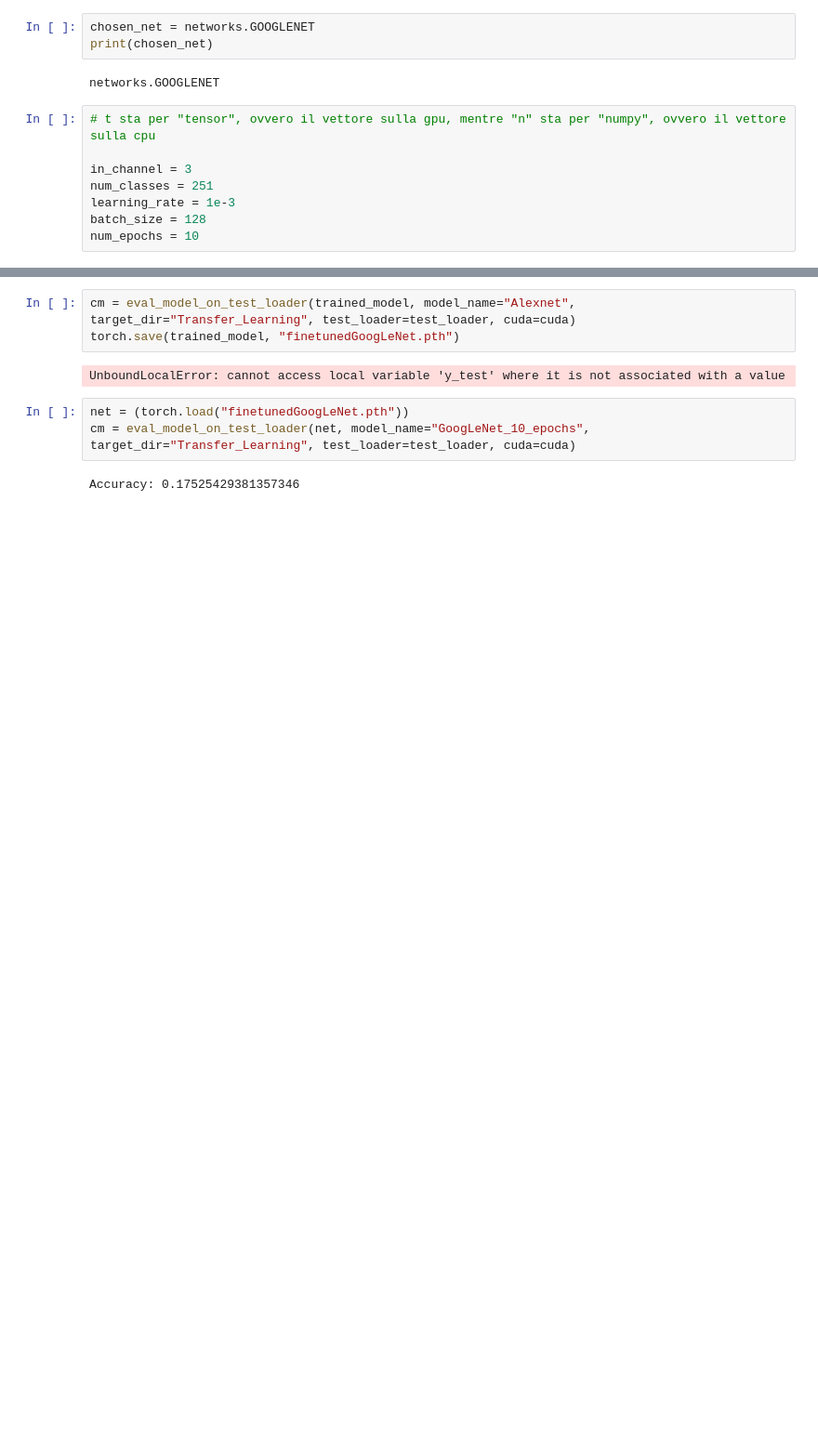
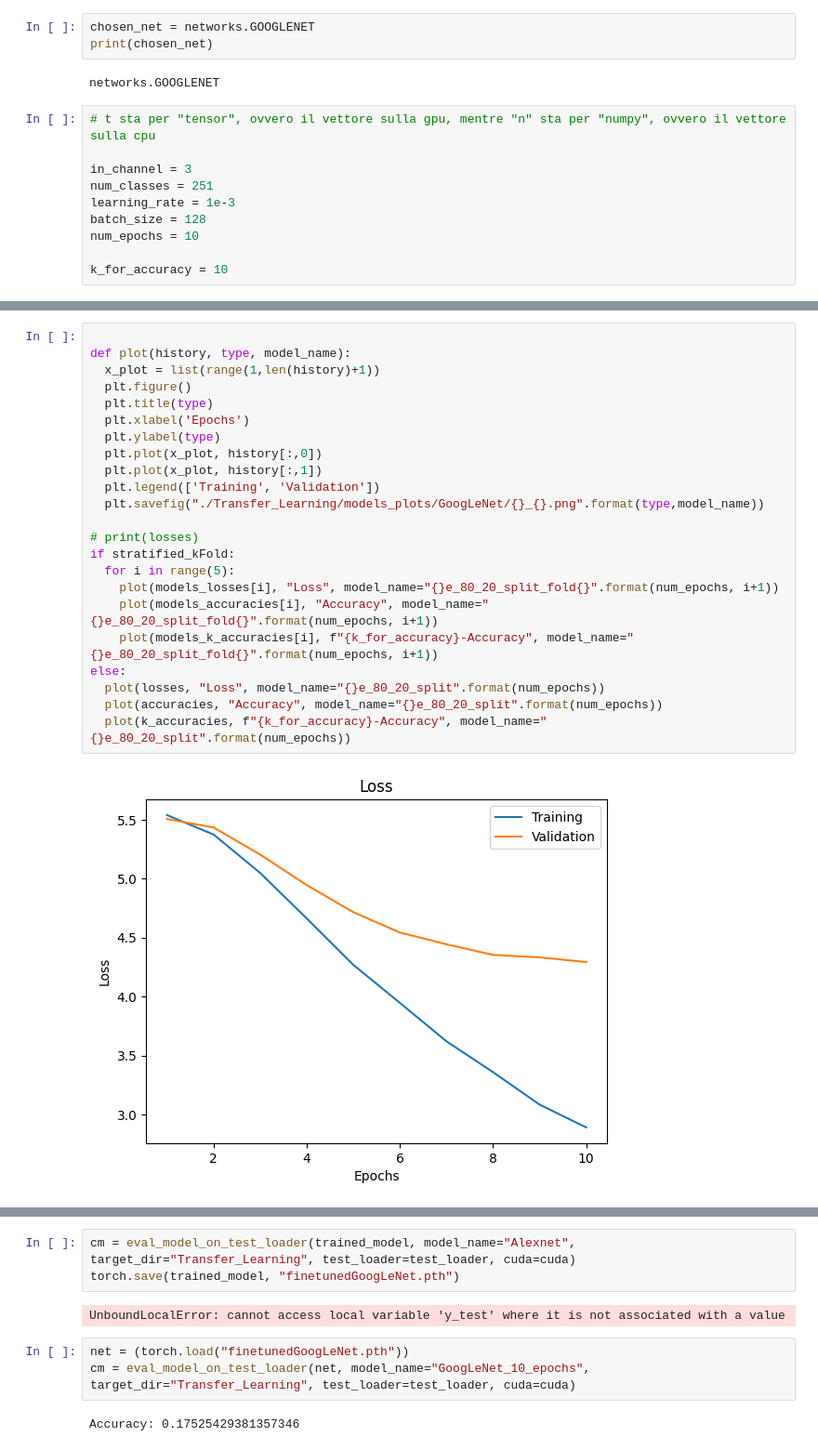
Before and after one commit to Adri261/progettoVIPM, a Jupyter notebook: Transfer_Learning/transfer-learning-googLeNet.ipynb, the cells around one changed output, grey strips where cells are left out. Shown at 93% size. Drawn from its saved outputs; the diff is of its cells as text; blank space fills up the shorter version.

Commit message:
GoogLeNet e AlexNet risultati

```diff
--- a/Transfer_Learning/transfer-learning-googLeNet.ipynb
+++ b/Transfer_Learning/transfer-learning-googLeNet.ipynb
@@ -102,6 +107,8 @@ num_classes = 251
 learning_rate = 1e-3
 batch_size = 128
 num_epochs = 10
+
+k_for_accuracy = 10
 # %%
 net = deepcopy(chosen_net.value[1])
 for param in net.parameters():
@@ -180,0 +187,25 @@ plot_accuracy(accuracies)
+# %%
+
+def plot(history, type, model_name):
+  x_plot = list(range(1,len(history)+1))
+  plt.figure()
+  plt.title(type)
+  plt.xlabel('Epochs')
+  plt.ylabel(type)
+  plt.plot(x_plot, history[:,0])
+  plt.plot(x_plot, history[:,1])
+  plt.legend(['Training', 'Validation'])
+  plt.savefig("./Transfer_Learning/models_plots/GoogLeNet/{}_{}.png".format(type,model_name))
+
+# print(losses)
+if stratified_kFold:
+  for i in range(5):
+    plot(models_losses[i], "Loss", model_name="{}e_80_20_split_fold{}".format(num_epochs, i+1))
+    plot(models_accuracies[i], "Accuracy", model_name="{}e_80_20_split_fold{}".format(num_epochs, i+1))
+    plot(models_k_accuracies[i], f"{k_for_accuracy}-Accuracy", model_name="{}e_80_20_split_fold{}".format(num_epochs, i+1))
+else:
+  plot(losses, "Loss", model_name="{}e_80_20_split".format(num_epochs))
+  plot(accuracies, "Accuracy", model_name="{}e_80_20_split".format(num_epochs))
+  plot(k_accuracies, f"{k_for_accuracy}-Accuracy", model_name="{}e_80_20_split".format(num_epochs))
+# %% [output]
+[figure, added]
```
Also changed, not shown: parts of 8 cells of this notebook, 19 other files.
